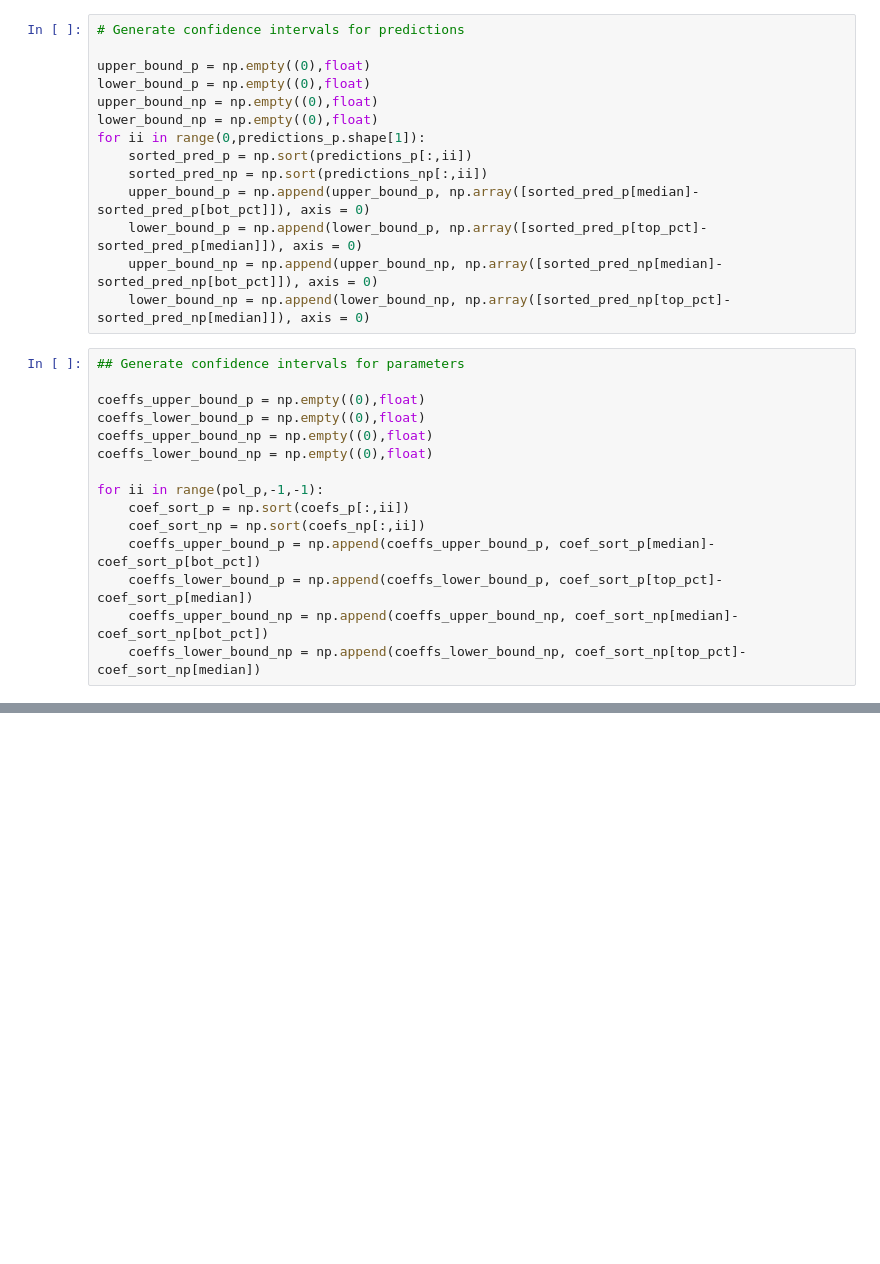
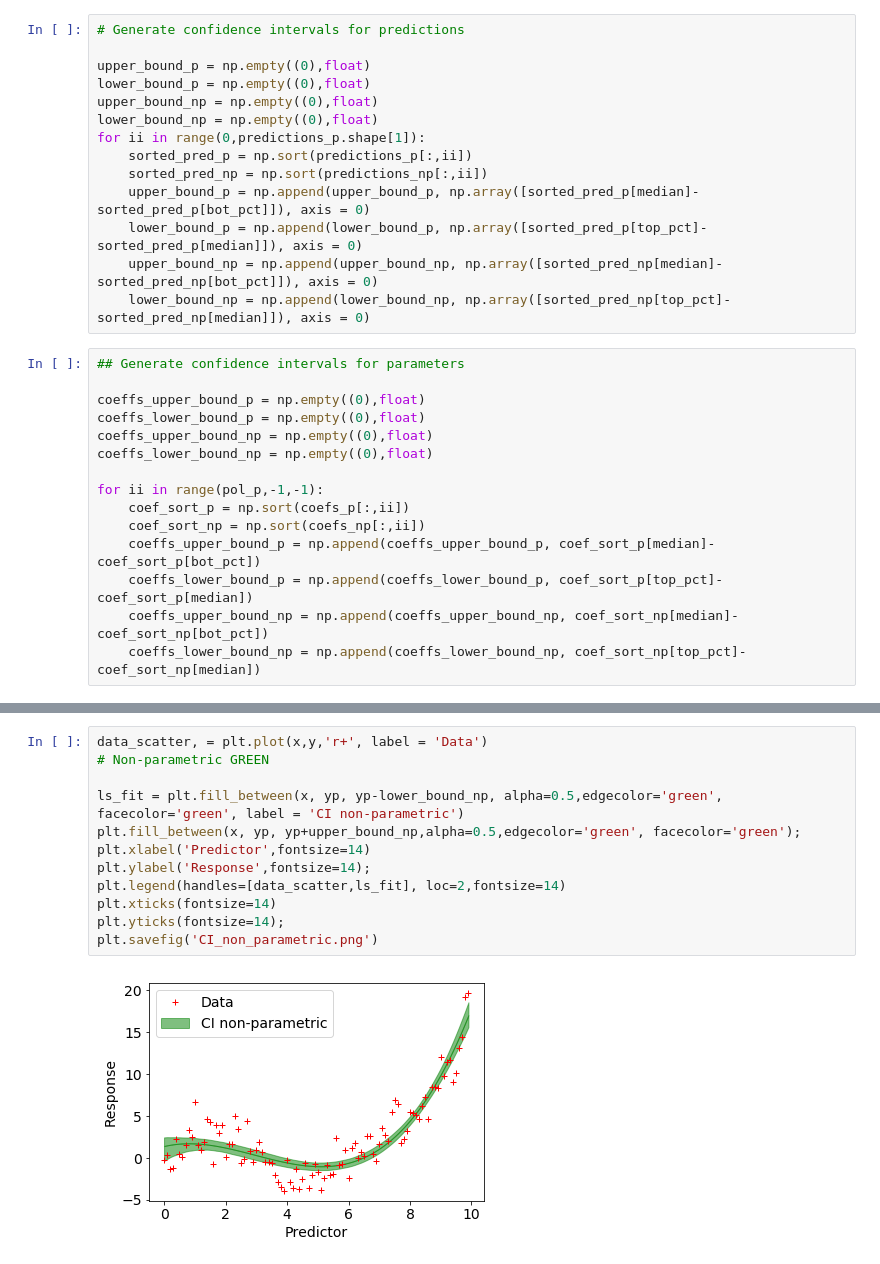
Before and after one commit to mikhailiuk/medium, a Jupyter notebook: Bootstrap.ipynb, the cells around one changed output, grey strips where cells are left out. Drawn from its saved outputs; the diff is of its cells as text; blank space fills up the shorter version.

```diff
--- a/Bootstrap.ipynb
+++ b/Bootstrap.ipynb
@@ -139,0 +143,14 @@ plt.fill_between(x, yp, yp+upper_bound_np,alpha=0.5,edgecolor='#CC4F1B', facecol
+# %%
+data_scatter, = plt.plot(x,y,'r+', label = 'Data')
+# Non-parametric GREEN
+
+ls_fit = plt.fill_between(x, yp, yp-lower_bound_np, alpha=0.5,edgecolor='green', facecolor='green', label = 'CI non-parametric')
+plt.fill_between(x, yp, yp+upper_bound_np,alpha=0.5,edgecolor='green', facecolor='green');
+plt.xlabel('Predictor',fontsize=14)
+plt.ylabel('Response',fontsize=14);
+plt.legend(handles=[data_scatter,ls_fit], loc=2,fontsize=14)
+plt.xticks(fontsize=14)
+plt.yticks(fontsize=14);
+plt.savefig('CI_non_parametric.png')
+# %% [output]
+[figure, added]
```
Also changed, not shown: parts of 6 cells of this notebook, 3 other files.
